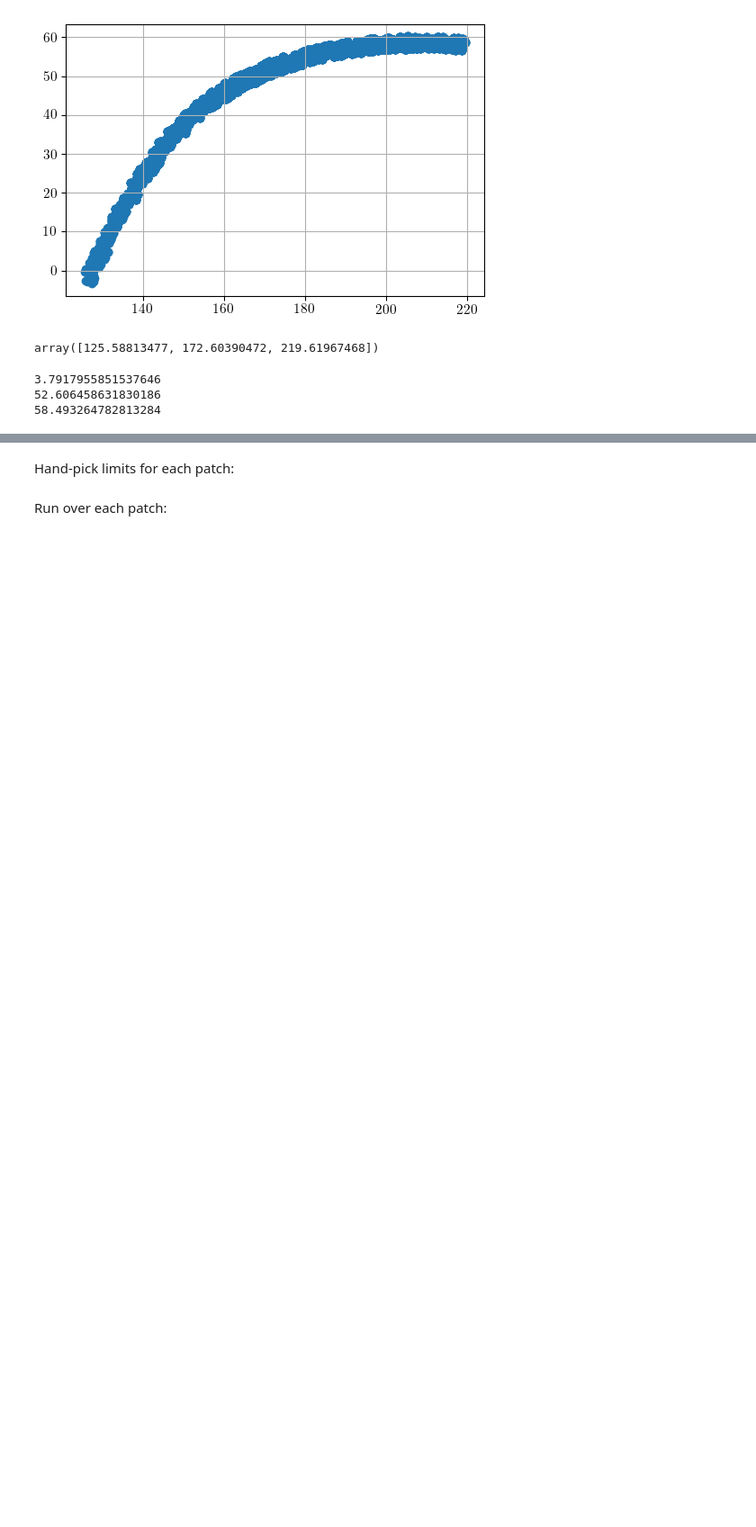
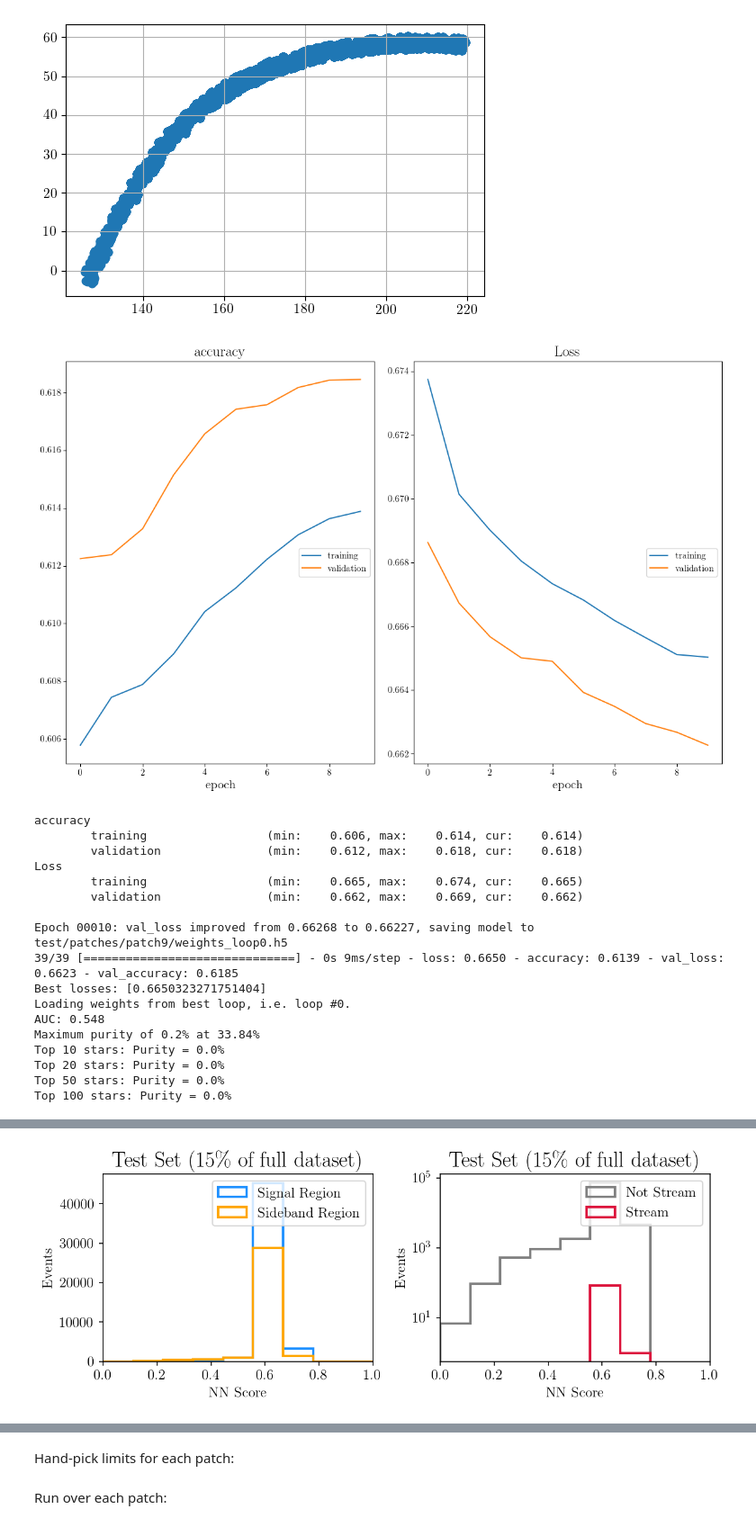
Before and after one commit to hep-lbdl/GaiaCWoLa, a Jupyter notebook: notebooks/all_gd1.ipynb, the cells around one changed output, grey strips where cells are left out. Shown: that part at 90% size. Cells and saved outputs as stored; diff of their text form; code cells hidden in the pictures; blank space fills up the shorter version.

```diff
--- a/notebooks/all_gd1.ipynb
+++ b/notebooks/all_gd1.ipynb
@@ -233,15 +232,65 @@ plt.scatter(df_all[df_all.stream].α, df_all[df_all.stream].δ)
 plt.grid()
 # %% [output]
 [figure]
-# %%
-alphas = np.linspace(df_all[df_all.stream].α.min(), df_all[df_all.stream].α.max(), 3)
-alphas
-# %% [output]
-array([125.58813477, 172.60390472, 219.61967468])
-# %%
-for alpha in alphas:
-    print(df_all[(df_all.stream & (np.abs(df_all.α - alpha) < 5))].δ.mean())
-# %% [output]
-3.7917955851537646
-52.606458631830186
-58.493264782813284
+# %%
+target_stream = []
+top_100_stars = []
+
+n_patches = 10
+alphas = np.linspace(df_all[df_all.stream].α.min(), df_all[df_all.stream].α.max(), n_patches)
+deltas = np.array([df_all[(df_all.stream & (np.abs(df_all.α - alpha) < 5))].δ.mean() for alpha in alphas])
+limits = pd.DataFrame(zip(np.arange(len(alphas)),alphas,deltas), columns=["patch_id","α_center", "δ_center"])
+
+for patch_id in tqdm(limits.patch_id.unique()):
+    α_min = limits.iloc[patch_id]["α_center"]-10
+    α_max = limits.iloc[patch_id]["α_center"]+10
+    δ_min = limits.iloc[patch_id]["δ_center"]-10
+    δ_max = limits.iloc[patch_id]["δ_center"]+10
+    df = (df_all[(α_min < df_all.α) & (df_all.α < α_max) &
+                 (δ_min < df_all.δ) & (df_all.δ < δ_max)])
+    if np.sum(df.stream)/len(df) < 0.0001: # skip patches with hardly any stream stars
+        continue
+    else:
+#         try:
+#             plt.figure()
+#             plt.scatter(df[df.stream].α, df[df.stream].δ, alpha=0.1)
+#             visualize_stream(df)
+#         except:
+#             continue
+        target_stream.append(df[df.stream])
+        df_train = signal_sideband(df, save_folder="test/patches/patch{}".format(str(patch_id)),
+                        sb_min = df[df.stream].μ_δ.min(),
+                        sr_min = df[df.stream].μ_δ.min()+1,
+                        sr_max = df[df.stream].μ_δ.max()-1,
+                        sb_max = df[df.stream].μ_δ.max()
+                        )
+        tf.keras.backend.clear_session()
+        test = train(df_train,
+          n_folds = 1,
+          best_of_n_loops = 1,
+          layer_size = 128,
+          batch_size = 10000,
+          dropout = 0.2,
+          epochs = 1000,
+          patience = 30,
+          save_folder="test/patches/patch{}".format(str(patch_id)),)
+        top_100_stars.append(test.sort_values('nn_score',ascending=False)[:100])
+# %% [output]
+[figure, added]
+accuracy
+        training                 (min:    0.606, max:    0.614, cur:    0.614)
+        validation               (min:    0.612, max:    0.618, cur:    0.618)
+Loss
+        training                 (min:    0.665, max:    0.674, cur:    0.665)
+        validation               (min:    0.662, max:    0.669, cur:    0.662)
+
+Epoch 00010: val_loss improved from 0.66268 to 0.66227, saving model to test/patches/patch9/weights_loop0.h5
+39/39 [==============================] - 0s 9ms/step - loss: 0.6650 - accuracy: 0.6139 - val_loss: 0.6623 - val_accuracy: 0.6185
+Best losses: [0.6650323271751404]
+Loading weights from best loop, i.e. loop #0.
+AUC: 0.548
+Maximum purity of 0.2% at 33.84%
+Top 10 stars: Purity = 0.0%
+Top 20 stars: Purity = 0.0%
+Top 50 stars: Purity = 0.0%
+Top 100 stars: Purity = 0.0%
@@ -247,0 +298 @@ for alpha in alphas:
+[figure, added]
```
Also changed, not shown: parts of 9 cells of this notebook, 3 other files.
